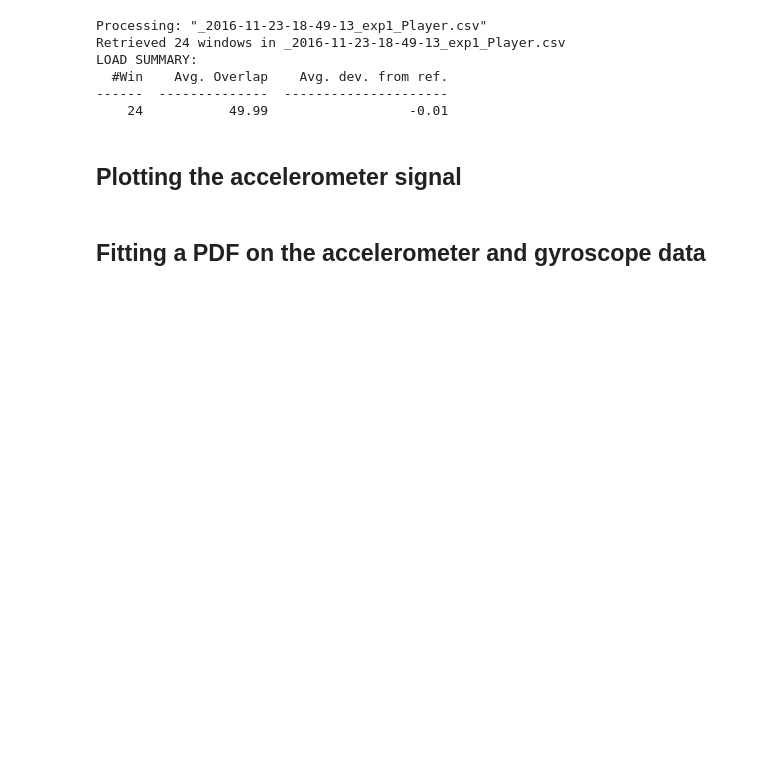
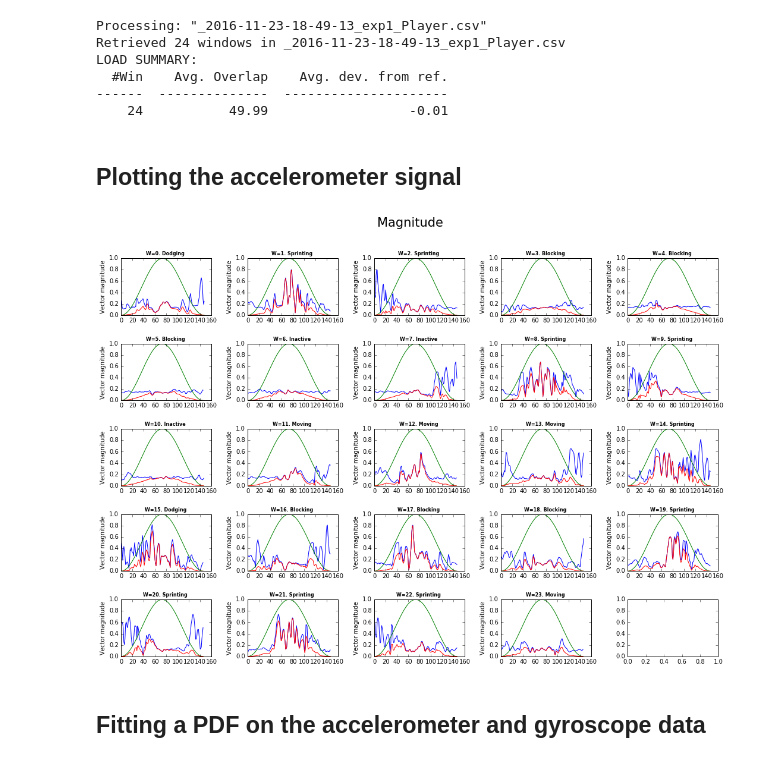
Before and after one commit to ewerlopes/phd_robogame, a Jupyter notebook: data_analysis.ipynb, the cells around one changed output. Cells and saved outputs as stored; diff of their text form; code cells hidden in the pictures; blank space fills up the shorter version.

```diff
--- a/data_analysis.ipynb
+++ b/data_analysis.ipynb
@@ -294,7 +362,10 @@ LOAD SUMMARY:
 # %%
-gridOfPlots(wFrames, suptitle="Accelerometer data X axis", columnToPlot="accX")
-gridOfPlots(wFrames, suptitle="Accelerometer data Y axis", columnToPlot="accY")
-gridOfPlots(wFrames, suptitle="Accelerometer data Z axis", columnToPlot="accZ")
+#gridOfPlots(wFrames, suptitle="Accelerometer data X axis", columnToPlot="accX")
+accmag(wFrames, suptitle= "Magnitude", plt_win_func=True)
+#gridOfPlots(wFrames, suptitle="Accelerometer data Y axis", columnToPlot="proximity")
+#gridOfPlots(wFrames, suptitle="Accelerometer data Z axis", columnToPlot="accZ")
+# %% [output]
+[figure, added]
 # %% [markdown]
 ## Fitting a PDF on the accelerometer and gyroscope data
 # %%
```
Also changed, not shown: parts of 11 cells of this notebook, 2 other files.
